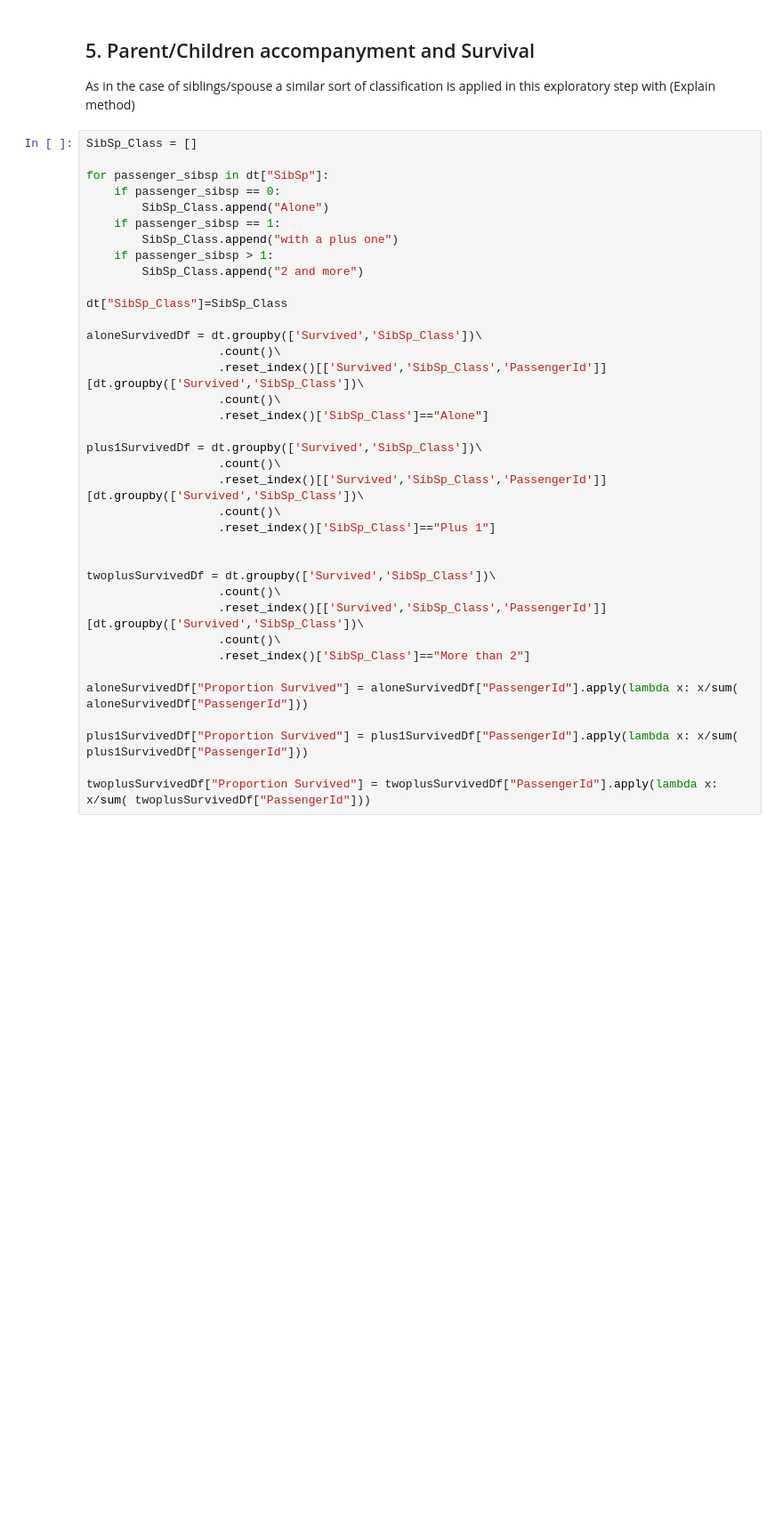
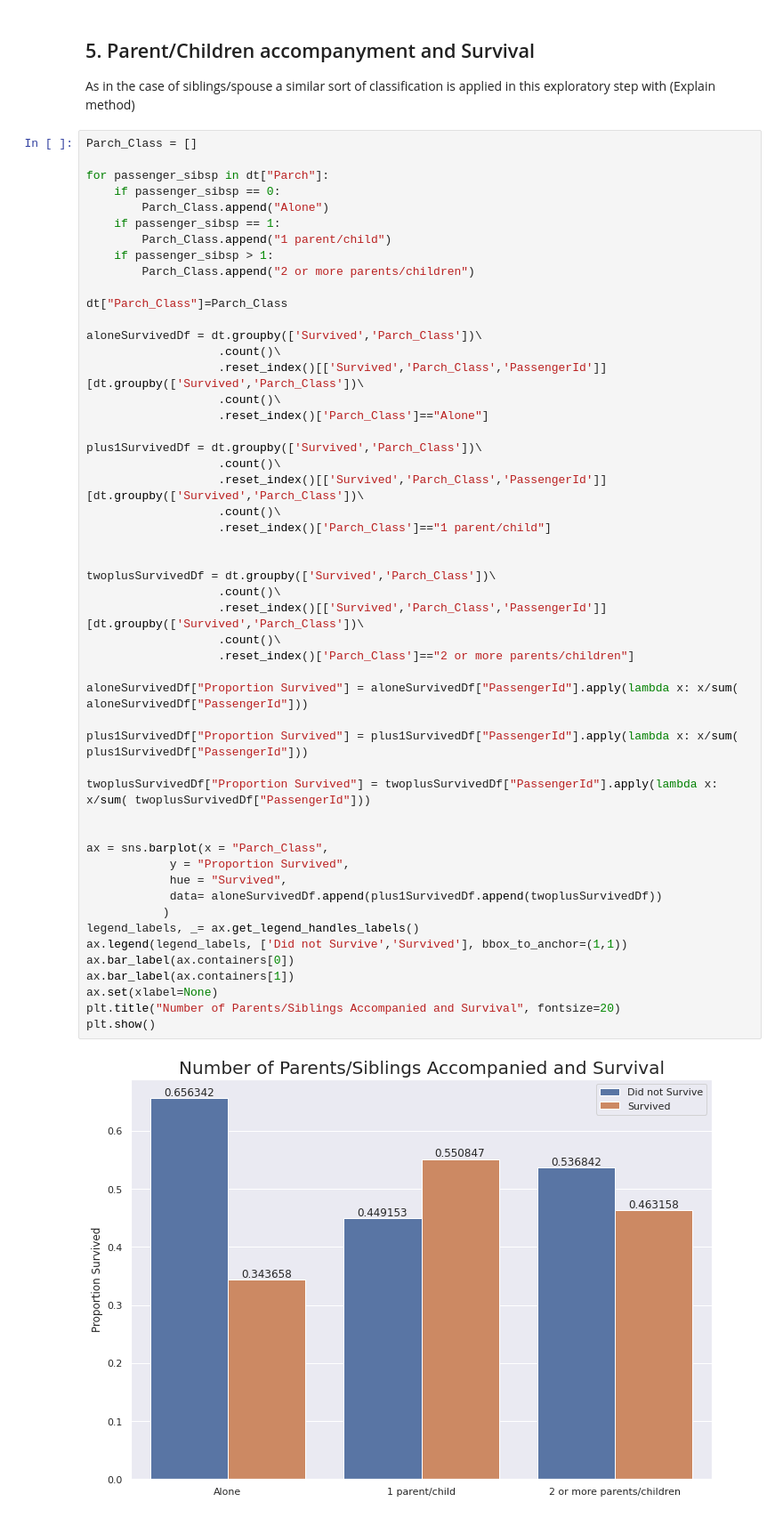
Before and after one commit to benyamindsmith/kaggle, a Jupyter notebook: another-titanic-data-analysis.ipynb, the cells around one changed output. Shown at 89% size. Cells and saved outputs as stored; diff of their text form; blank space fills up the shorter version.

Commit message:
Kaggle Notebook | Another Titanic Data Analysis | Version 9

```diff
--- a/another-titanic-data-analysis.ipynb
+++ b/another-titanic-data-analysis.ipynb
@@ -277,39 +277,55 @@ plt.show()
 
 As in the case of siblings/spouse a similar sort of classification is applied in this exploratory step with (Explain method)
 # %%
-SibSp_Class = []
+Parch_Class = []
 
-for passenger_sibsp in dt["SibSp"]:
+for passenger_sibsp in dt["Parch"]:
     if passenger_sibsp == 0:
-        SibSp_Class.append("Alone")
+        Parch_Class.append("Alone")
     if passenger_sibsp == 1:
-        SibSp_Class.append("with a plus one")
+        Parch_Class.append("1 parent/child")
     if passenger_sibsp > 1:
-        SibSp_Class.append("2 and more")
+        Parch_Class.append("2 or more parents/children")
 
-dt["SibSp_Class"]=SibSp_Class
+dt["Parch_Class"]=Parch_Class
 
-aloneSurvivedDf = dt.groupby(['Survived','SibSp_Class'])\
+aloneSurvivedDf = dt.groupby(['Survived','Parch_Class'])\
                    .count()\
-                   .reset_index()[['Survived','SibSp_Class','PassengerId']][dt.groupby(['Survived','SibSp_Class'])\
+                   .reset_index()[['Survived','Parch_Class','PassengerId']][dt.groupby(['Survived','Parch_Class'])\
                    .count()\
-                   .reset_index()['SibSp_Class']=="Alone"]
+                   .reset_index()['Parch_Class']=="Alone"]
 
-plus1SurvivedDf = dt.groupby(['Survived','SibSp_Class'])\
+plus1SurvivedDf = dt.groupby(['Survived','Parch_Class'])\
                    .count()\
-                   .reset_index()[['Survived','SibSp_Class','PassengerId']][dt.groupby(['Survived','SibSp_Class'])\
+                   .reset_index()[['Survived','Parch_Class','PassengerId']][dt.groupby(['Survived','Parch_Class'])\
                    .count()\
-                   .reset_index()['SibSp_Class']=="Plus 1"]
+                   .reset_index()['Parch_Class']=="1 parent/child"]
 
 
-twoplusSurvivedDf = dt.groupby(['Survived','SibSp_Class'])\
+twoplusSurvivedDf = dt.groupby(['Survived','Parch_Class'])\
                    .count()\
-                   .reset_index()[['Survived','SibSp_Class','PassengerId']][dt.groupby(['Survived','SibSp_Class'])\
+                   .reset_index()[['Survived','Parch_Class','PassengerId']][dt.groupby(['Survived','Parch_Class'])\
                    .count()\
-                   .reset_index()['SibSp_Class']=="More than 2"]
+                   .reset_index()['Parch_Class']=="2 or more parents/children"]
 
 aloneSurvivedDf["Proportion Survived"] = aloneSurvivedDf["PassengerId"].apply(lambda x: x/sum( aloneSurvivedDf["PassengerId"]))
 
 plus1SurvivedDf["Proportion Survived"] = plus1SurvivedDf["PassengerId"].apply(lambda x: x/sum( plus1SurvivedDf["PassengerId"]))
 
 twoplusSurvivedDf["Proportion Survived"] = twoplusSurvivedDf["PassengerId"].apply(lambda x: x/sum( twoplusSurvivedDf["PassengerId"]))
+
+
+ax = sns.barplot(x = "Parch_Class",
+            y = "Proportion Survived",
+            hue = "Survived",
+            data= aloneSurvivedDf.append(plus1SurvivedDf.append(twoplusSurvivedDf))
+           )
+legend_labels, _= ax.get_legend_handles_labels()
+ax.legend(legend_labels, ['Did not Survive','Survived'], bbox_to_anchor=(1,1))
+ax.bar_label(ax.containers[0])
+ax.bar_label(ax.containers[1])
+ax.set(xlabel=None)
+plt.title("Number of Parents/Siblings Accompanied and Survival", fontsize=20)
+plt.show()
+# %% [output]
+[figure, added]
```
Also changed, not shown: parts of 1 cell of this notebook.
